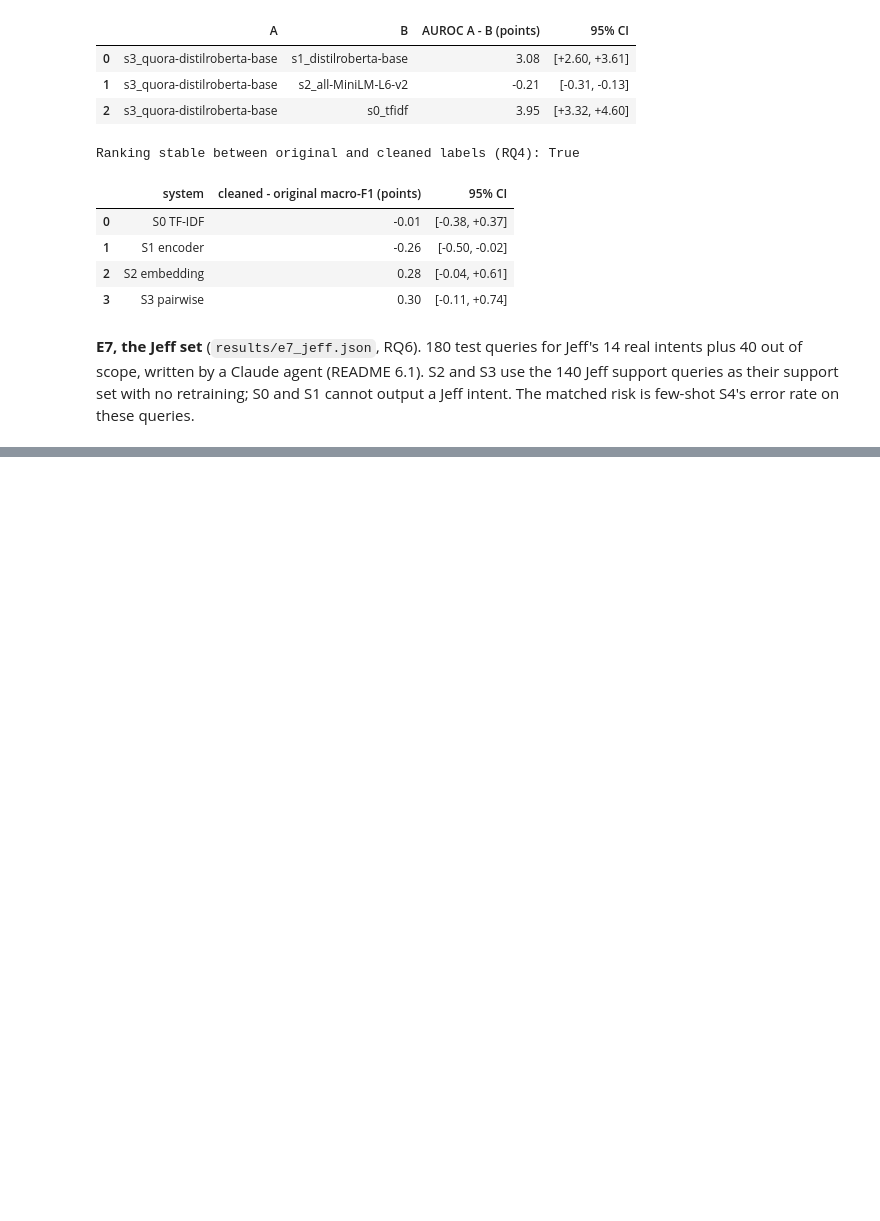
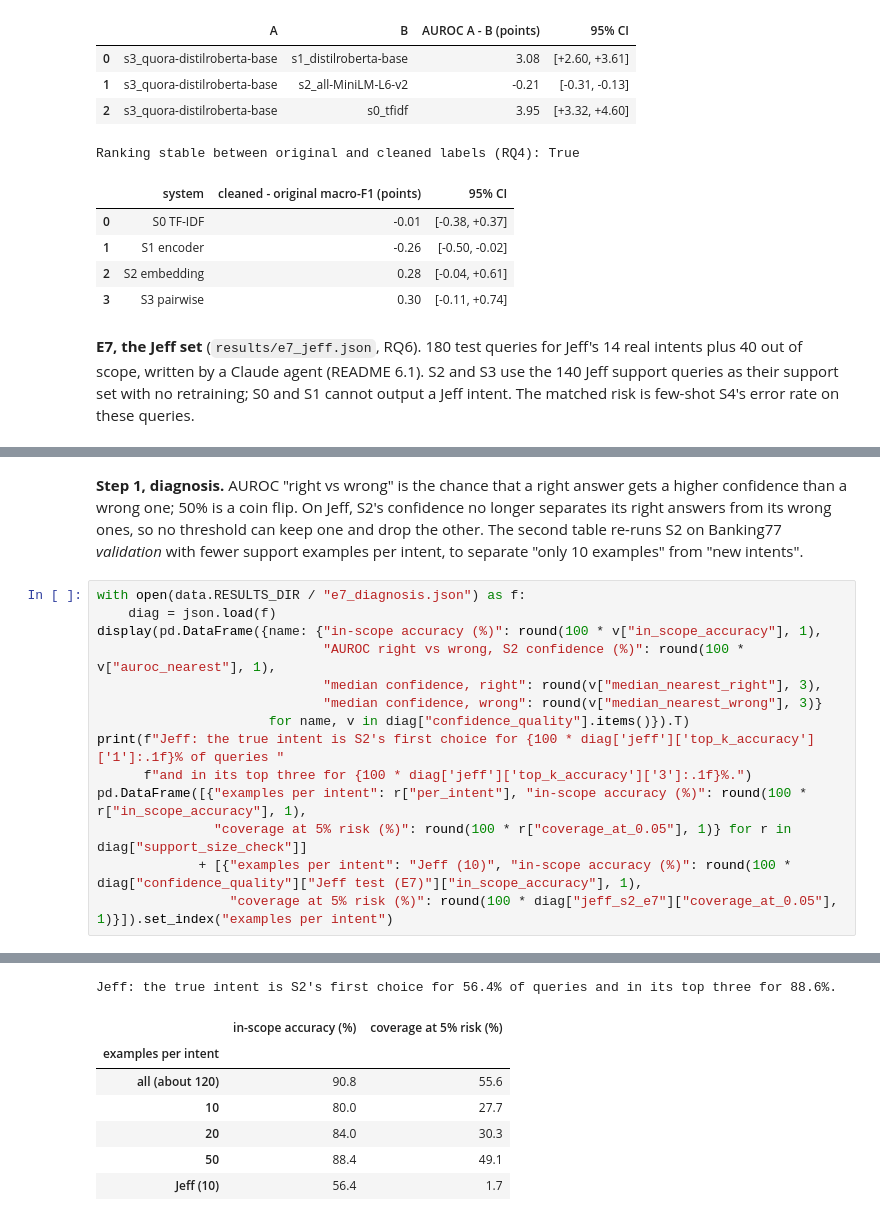
Before and after one commit to Krishil-Parmar/NLP_INDIVIDUAL, a Jupyter notebook: notebooks/00_submission.ipynb, the cells around one changed output, grey strips where cells are left out. Saved outputs shown, nothing was run; the diff lists cells and outputs as text; blank space fills up the shorter version.

```diff
--- a/notebooks/00_submission.ipynb
+++ b/notebooks/00_submission.ipynb
@@ -786,0 +797,17 @@ Jeff test: 180 queries (40 out of scope); matched risk: 0.56%
+# %% [markdown]
+**Step 1, diagnosis.** AUROC "right vs wrong" is the chance that a right answer gets a higher confidence than a wrong one; 50% is a coin flip. On Jeff, S2's confidence no longer separates its right answers from its wrong ones, so no threshold can keep one and drop the other. The second table re-runs S2 on Banking77 *validation* with fewer support examples per intent, to separate "only 10 examples" from "new intents".
+# %%
+with open(data.RESULTS_DIR / "e7_diagnosis.json") as f:
+    diag = json.load(f)
+display(pd.DataFrame({name: {"in-scope accuracy (%)": round(100 * v["in_scope_accuracy"], 1),
+                             "AUROC right vs wrong, S2 confidence (%)": round(100 * v["auroc_nearest"], 1),
+                             "median confidence, right": round(v["median_nearest_right"], 3),
+                             "median confidence, wrong": round(v["median_nearest_wrong"], 3)}
+                      for name, v in diag["confidence_quality"].items()}).T)
+print(f"Jeff: the true intent is S2's first choice for {100 * diag['jeff']['top_k_accuracy']['1']:.1f}% of queries "
+      f"and in its top three for {100 * diag['jeff']['top_k_accuracy']['3']:.1f}%.")
+pd.DataFrame([{"examples per intent": r["per_intent"], "in-scope accuracy (%)": round(100 * r["in_scope_accuracy"], 1),
+               "coverage at 5% risk (%)": round(100 * r["coverage_at_0.05"], 1)} for r in diag["support_size_check"]]
+             + [{"examples per intent": "Jeff (10)", "in-scope accuracy (%)": round(100 * diag["confidence_quality"]["Jeff test (E7)"]["in_scope_accuracy"], 1),
+                 "coverage at 5% risk (%)": round(100 * diag["jeff_s2_e7"]["coverage_at_0.05"], 1)}]).set_index("examples per intent")
+# %% [output]
@@ -786,0 +817,8 @@ Jeff test: 180 queries (40 out of scope); matched risk: 0.56%
+Jeff: the true intent is S2's first choice for 56.4% of queries and in its top three for 88.6%.
+|  | in-scope accuracy (%) | coverage at 5% risk (%) |
+| examples per intent |  |  |
+| all (about 120) | 90.8 | 55.6 |
+| 10 | 80.0 | 27.7 |
+| 20 | 84.0 | 30.3 |
+| 50 | 88.4 | 49.1 |
+| Jeff (10) | 56.4 | 1.7 |
```
Also changed, not shown: parts of 15 cells of this notebook, 11 other files.
